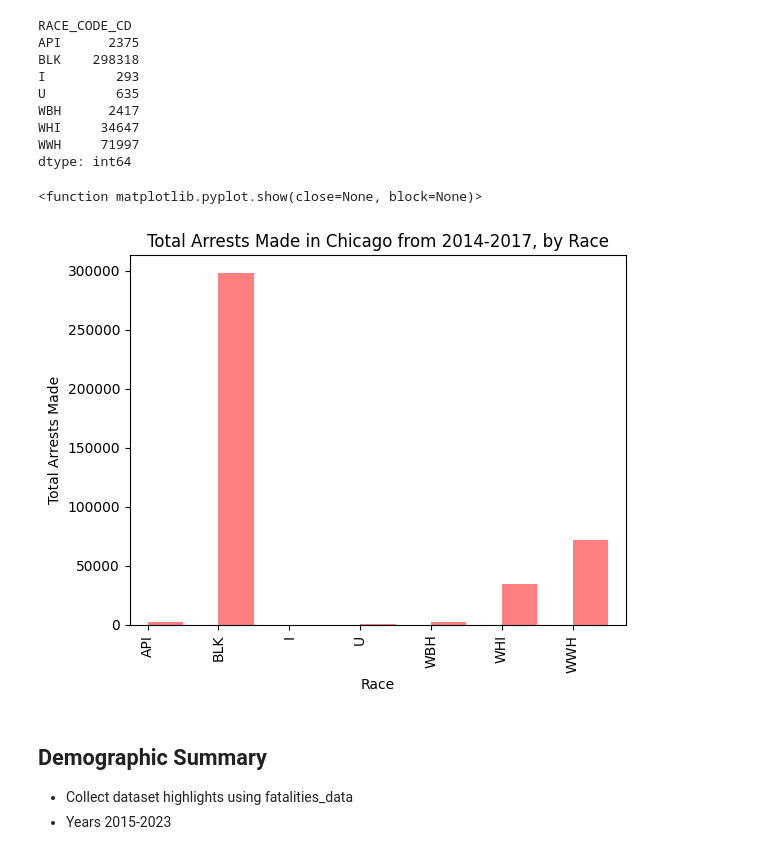
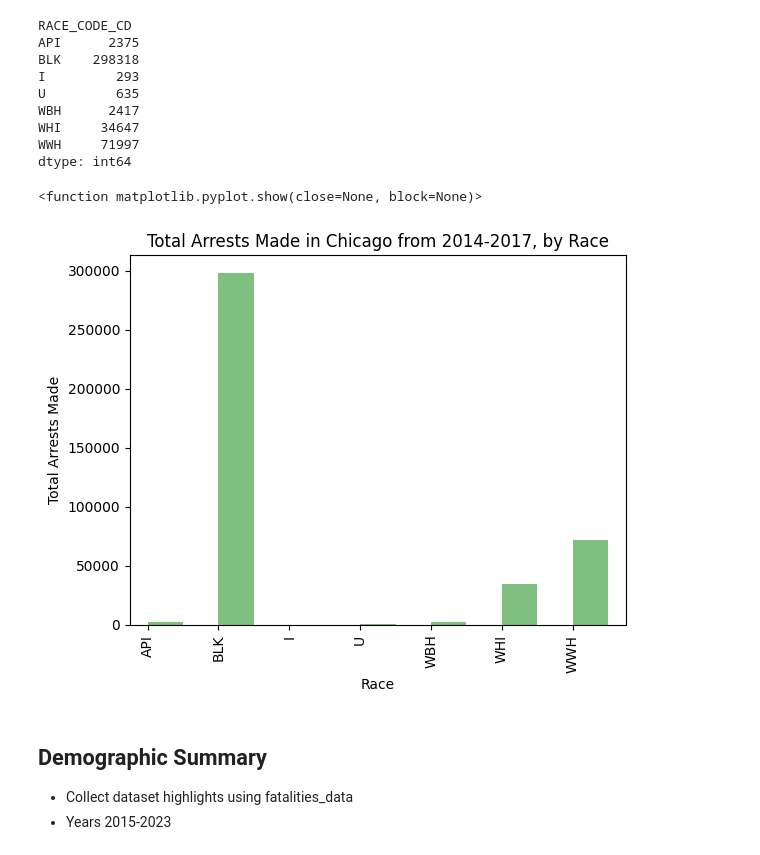
Before and after one commit to jdmandras/Project-1, a Jupyter notebook: CHI_City_Crime_Analysis_JenAlvz.ipynb, the cells around one changed output. Cells and saved outputs as stored; diff of their text form; code cells hidden in the pictures.

```diff
--- a/CHI_City_Crime_Analysis_JenAlvz.ipynb
+++ b/CHI_City_Crime_Analysis_JenAlvz.ipynb
@@ -132,15 +139,16 @@ dtype: int64
 # %%
 
 #plot the number of arrests by race
-total_arrests_by_race.plot(kind='bar', color= 'r', alpha=0.5, align="edge")
+total_arrests_by_race.plot(kind='bar', color= 'g', alpha=0.5, align="edge")
 plt.xticks(rotation="vertical")
 plt.xlabel("Race")
 plt.ylabel("Total Arrests Made")
+# plt.legend("Race")
 plt.title("Total Arrests Made in Chicago from 2014-2017, by Race")
 plt.show
 # %% [output]
 <function matplotlib.pyplot.show(close=None, block=None)>
-[figure, old version]
+[figure, new version]
 # %% [markdown]
 ## Demographic Summary
 - Collect dataset highlights using fatalities_data
```
Also changed, not shown: parts of 1 cell of this notebook.
